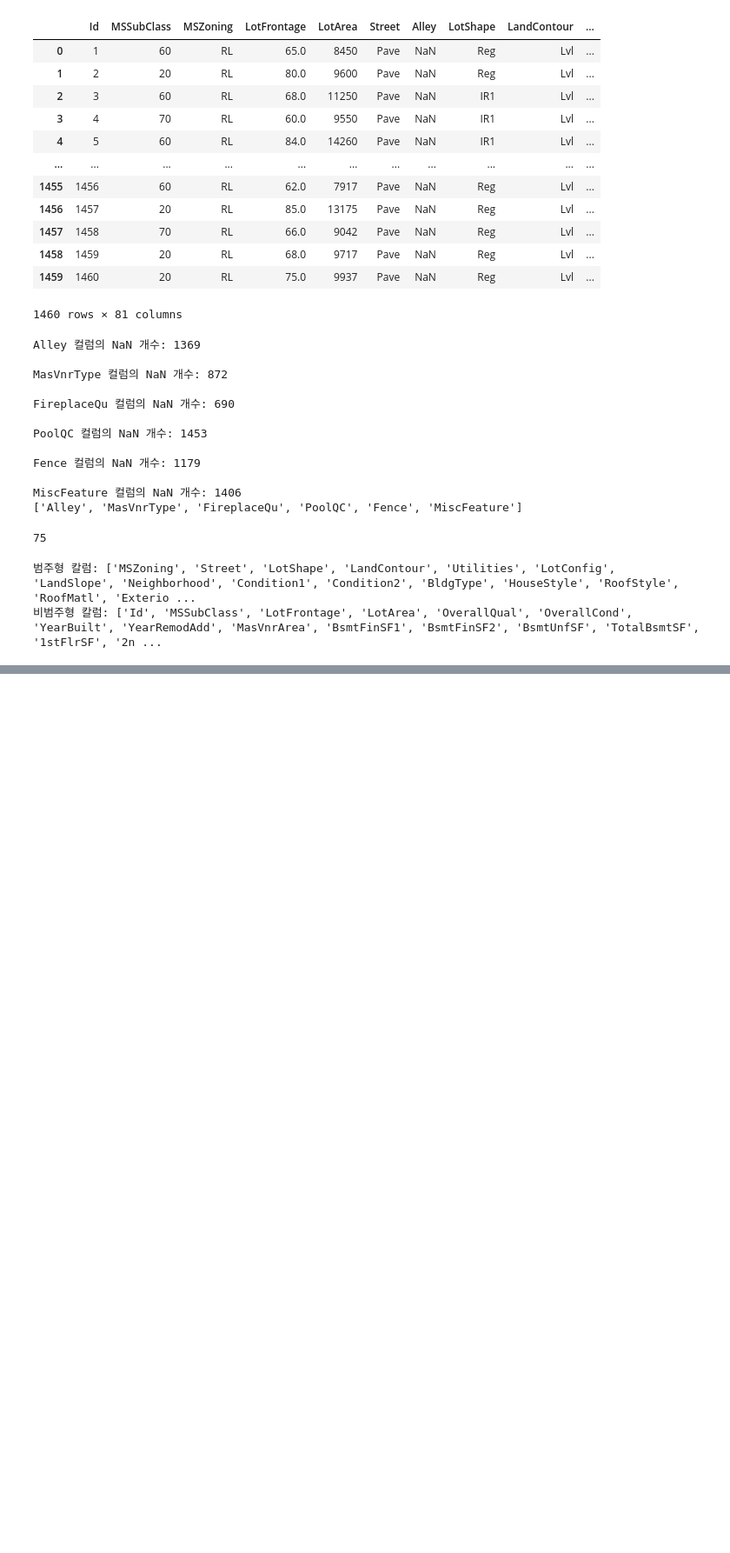
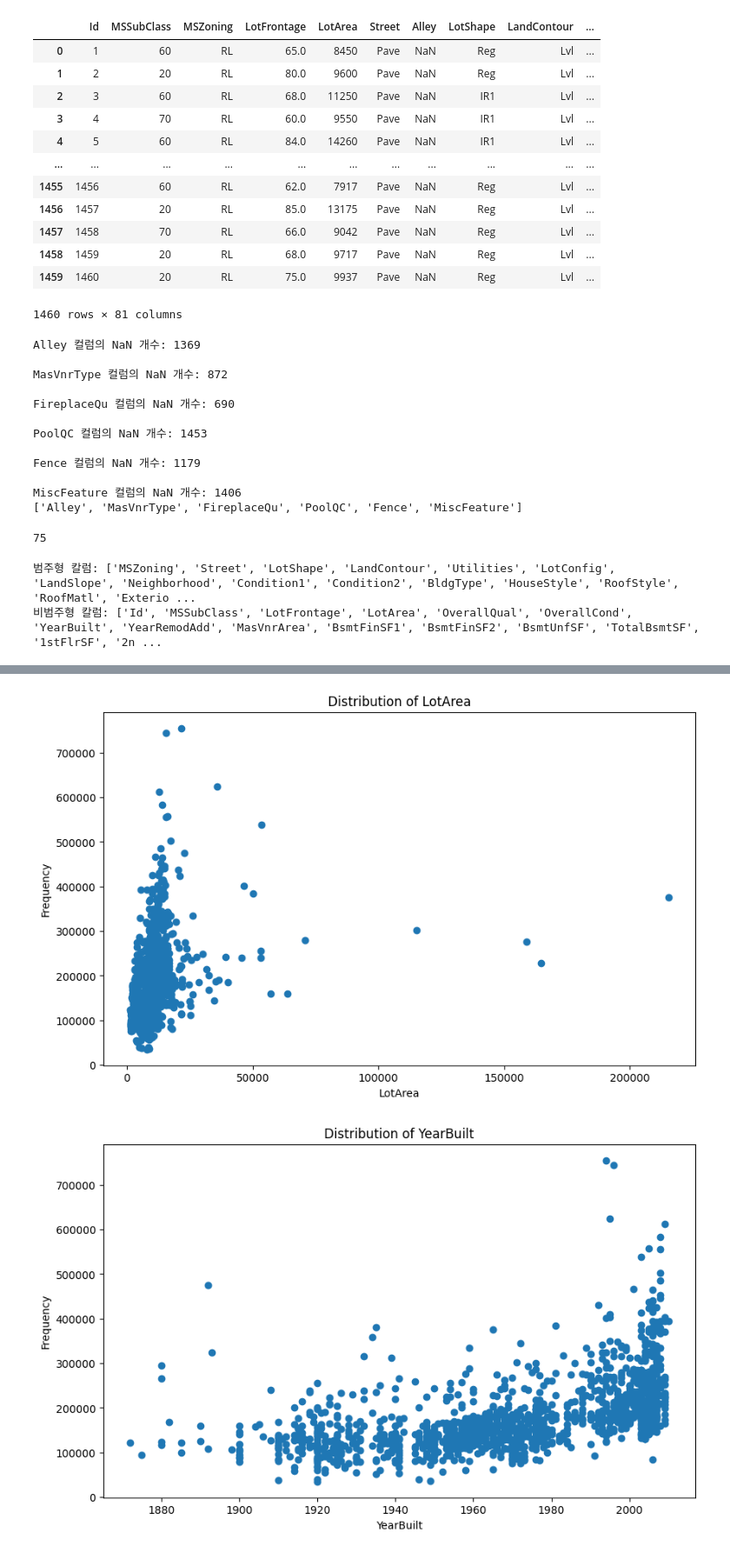
Before and after one commit to RGBRaccoon/ml_hw1, a Jupyter notebook: price_analysis.ipynb, the cells around one changed output, grey strips where cells are left out. Shown at 87% size. Saved outputs shown, nothing was run; the diff lists cells and outputs as text; code cells hidden in the pictures; blank space fills up the shorter version.

```diff
--- a/price_analysis.ipynb
+++ b/price_analysis.ipynb
@@ -82,9 +93,9 @@ Index(['Id', 'MSSubClass', 'LotFrontage', 'LotArea', 'OverallQual',
       dtype='object')
 # %%
-for i in non_categorical_columns:
-    plt.figure(figsize=(3, 2))
-    sns.violinplot(data=new_train, y=i)
-    plt.title(f'Distribution of {i}')
-    plt.xticks(rotation=45)
-    plt.tight_layout()
-    plt.show()
+# for i in non_categorical_columns:
+#     plt.figure(figsize=(3, 2))
+#     sns.violinplot(data=new_train, y=i)
+#     plt.title(f'Distribution of {i}')
+#     plt.xticks(rotation=45)
+#     plt.tight_layout()
+#     plt.show()
@@ -150,0 +145,11 @@ YrSold의 평균: 2007.8157534246575, 분산: 1.7638366492343232
+# %%
+for i in choosed_columns:
+    plt.figure(figsize=(10, 6))
+    plt.scatter(new_train_data[i], new_train_data[y_column_name])
+    plt.title(f'Distribution of {i}')
+    plt.xlabel(i)
+    plt.ylabel('Frequency')
+    plt.show()
+# %% [output]
+[figure, added]
+[figure, added]
```
Also changed, not shown: parts of 8 cells of this notebook.
